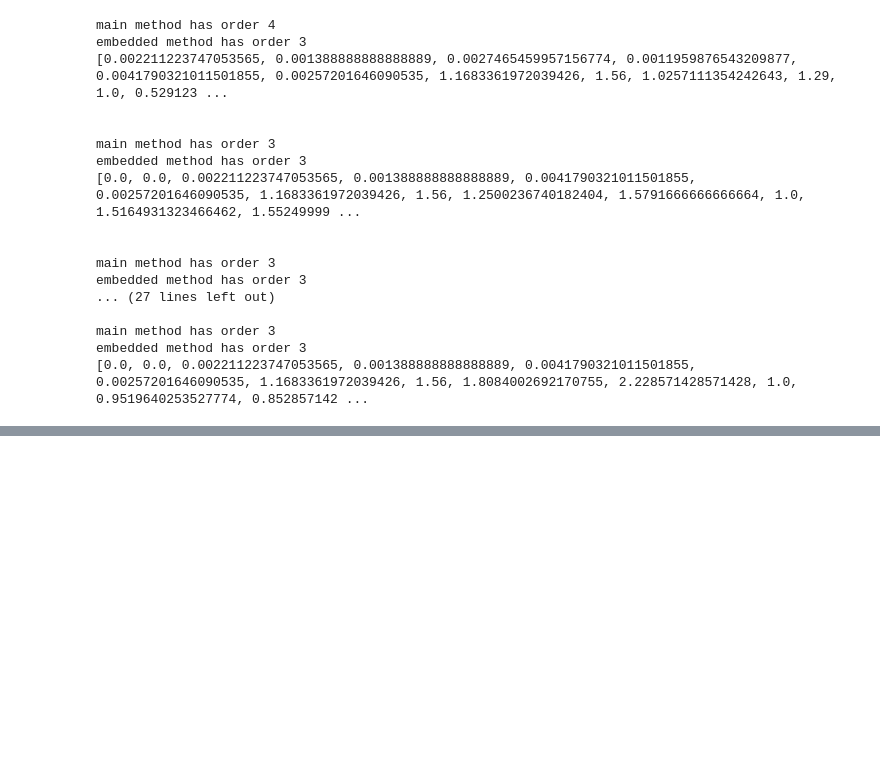
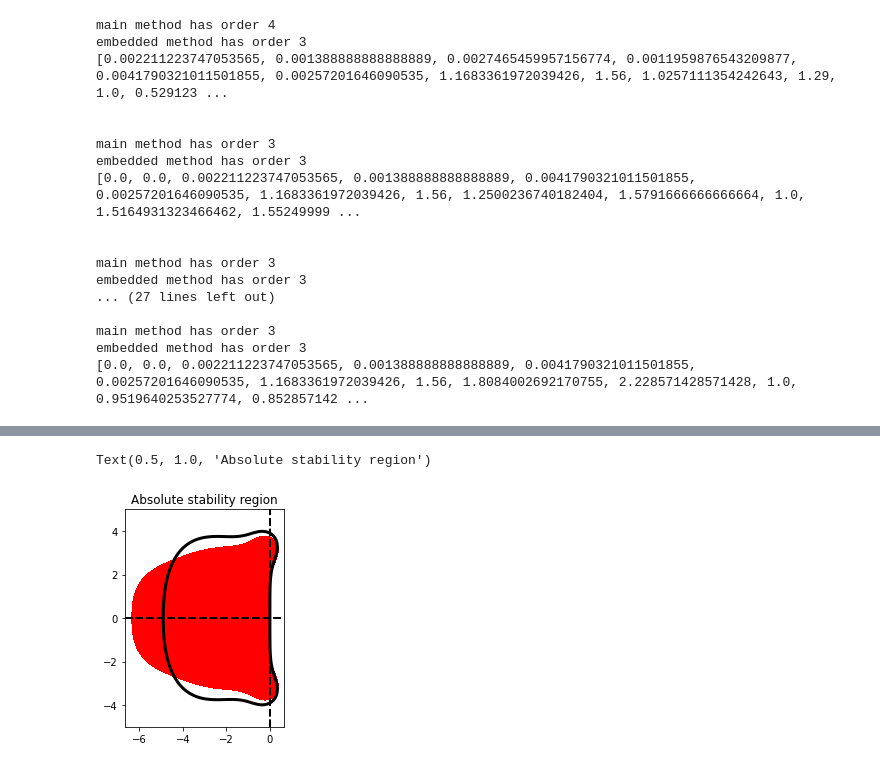
Before and after one commit to feipaat/Embedded-pairs-for-optimal-SSPERK, a Jupyter notebook: jupyter_notebooks/EmbdSSPERK(10,4).ipynb, the cells around one changed output, grey strips where cells are left out. Saved outputs shown, nothing was run; the diff lists cells and outputs as text; code cells hidden in the pictures; blank space fills up the shorter version.

```diff
--- a/jupyter_notebooks/EmbdSSPERK(10,4).ipynb
+++ b/jupyter_notebooks/EmbdSSPERK(10,4).ipynb
@@ -240,3 +240,29 @@ embedded method has order 3
 main method has order 3
 embedded method has order 3
 [0.0, 0.0, 0.002211223747053565, 0.001388888888888889, 0.0041790321011501855, 0.00257201646090535, 1.1683361972039426, 1.56, 1.8084002692170755, 2.228571428571428, 1.0, 0.9519640253527774, 0.852857142 ...
+# %%
+## SSPERK(6,4) method
+
+
+rk.A = np.array([[0, 0, 0, 0, 0, 0],
+       [0.3552975516919, 0, 0, 0, 0, 0],
+       [0.2704882223931, 0.3317866983600, 0, 0, 0, 0],
+       [0.1223997401356, 0.1501381660925, 0.1972127376054, 0, 0, 0],
+       [0.0763425067155, 0.0936433683640, 0.1230044665810, 0.2718245927242, 0, 0],
+       [0.0763425067155, 0.0936433683640, 0.1230044665810, 0.2718245927242, 0.4358156542577, 0]])
+
+rk.b = np.array([0.1522491819555, 0.1867521364225, 0.1555370561501, 0.1348455085546, 0.2161974490441, 0.1544186678729 ])
+
+print(rk)
+rk_b_original_pair = rk.ExplicitRungeKuttaPair(rk.A,rk.b,rk.b)
+
+## Our pair
+b_our = np.array([0.1210663237182, 0.2308844004550, 0.0853424972752, 0.3450614904457, 0.0305351538213, 0.1871101342844])
+#print(b_our)
+rk_b_our_pair = rk.ExplicitRungeKuttaPair(rk.A,rk.b,b_our)
+# Stability region and save to a file
+fig1=rk_b_our_pair.plot_stability_region(N=100);
+fig1.axes[0].set_title('Absolute stability region')
+#fig1.axes[0].set_title('')
+#plt.savefig('SSPERK43.eps', format='eps', dpi=10000)
+# %% [output]
@@ -242,0 +270,2 @@ embedded method has order 3
+Text(0.5, 1.0, 'Absolute stability region')
+[figure, added]
```
Also changed, not shown: parts of 2 cells of this notebook, 3 other files.
